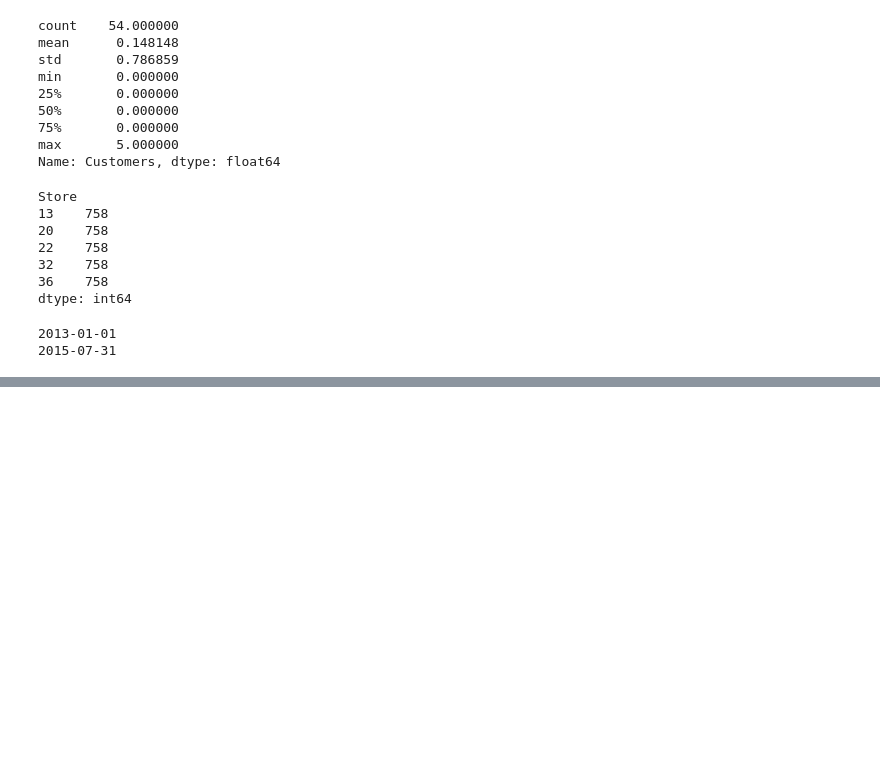
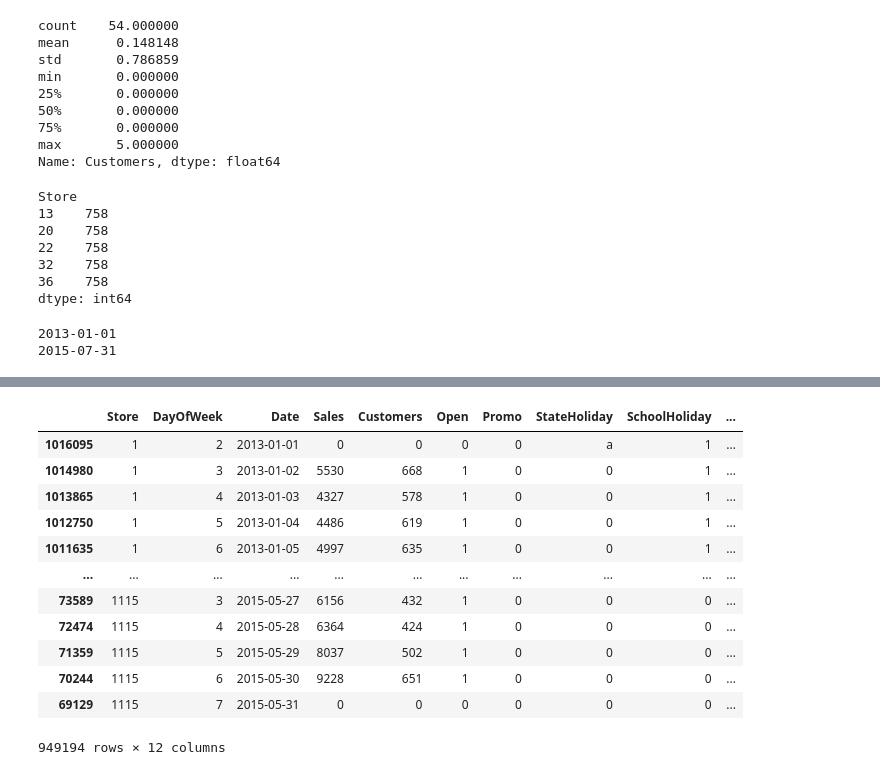
Before and after one commit to sahilsable-24/retail-demand-forecasting-platform, a Jupyter notebook: notebooks/exploration.ipynb, the cells around one changed output, grey strips where cells are left out. Drawn from its saved outputs; the diff is of its cells as text; code cells hidden in the pictures; blank space fills up the shorter version.

```diff
--- a/notebooks/exploration.ipynb
+++ b/notebooks/exploration.ipynb
@@ -169,0 +360,20 @@ print(subset['Date'].max())
+# %%
+train = combined_df[combined_df['Date'] < '2015-06-01']
+val = combined_df[(combined_df["Date"]>='2015-06-01') & (combined_df['Date'] < '2015-07-01')]
+test = combined_df[combined_df['Date'] >= '2015-07-01']
+# %%
+train
+# %% [output]
+|  | Store | DayOfWeek | Date | Sales | Customers | Open | Promo | StateHoliday | SchoolHoliday | ... |
+| 1016095 | 1 | 2 | 2013-01-01 | 0 | 0 | 0 | 0 | a | 1 | ... |
+| 1014980 | 1 | 3 | 2013-01-02 | 5530 | 668 | 1 | 0 | 0 | 1 | ... |
+| 1013865 | 1 | 4 | 2013-01-03 | 4327 | 578 | 1 | 0 | 0 | 1 | ... |
+| 1012750 | 1 | 5 | 2013-01-04 | 4486 | 619 | 1 | 0 | 0 | 1 | ... |
+| 1011635 | 1 | 6 | 2013-01-05 | 4997 | 635 | 1 | 0 | 0 | 1 | ... |
+| ... | ... | ... | ... | ... | ... | ... | ... | ... | ... | ... |
+| 73589 | 1115 | 3 | 2015-05-27 | 6156 | 432 | 1 | 0 | 0 | 0 | ... |
+| 72474 | 1115 | 4 | 2015-05-28 | 6364 | 424 | 1 | 0 | 0 | 0 | ... |
+| 71359 | 1115 | 5 | 2015-05-29 | 8037 | 502 | 1 | 0 | 0 | 0 | ... |
+| 70244 | 1115 | 6 | 2015-05-30 | 9228 | 651 | 1 | 0 | 0 | 0 | ... |
+| 69129 | 1115 | 7 | 2015-05-31 | 0 | 0 | 0 | 0 | 0 | 0 | ... |
+949194 rows × 12 columns
```
Also changed, not shown: parts of 63 cells of this notebook.
